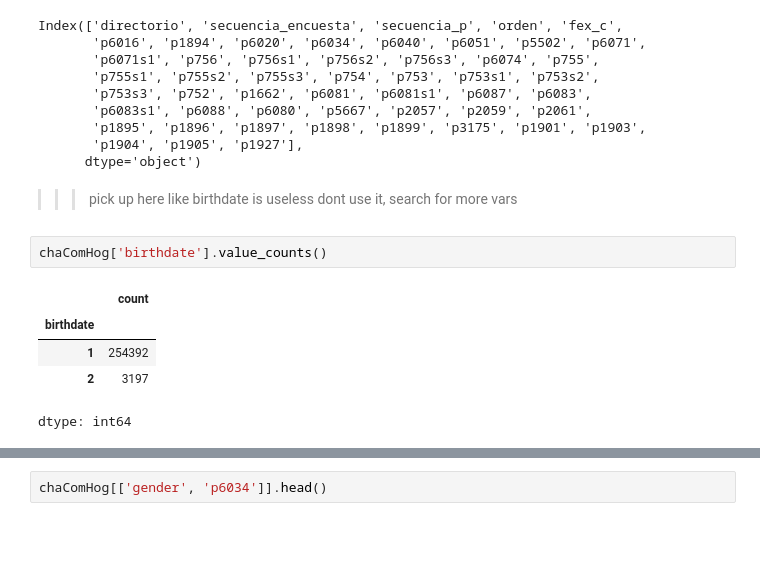
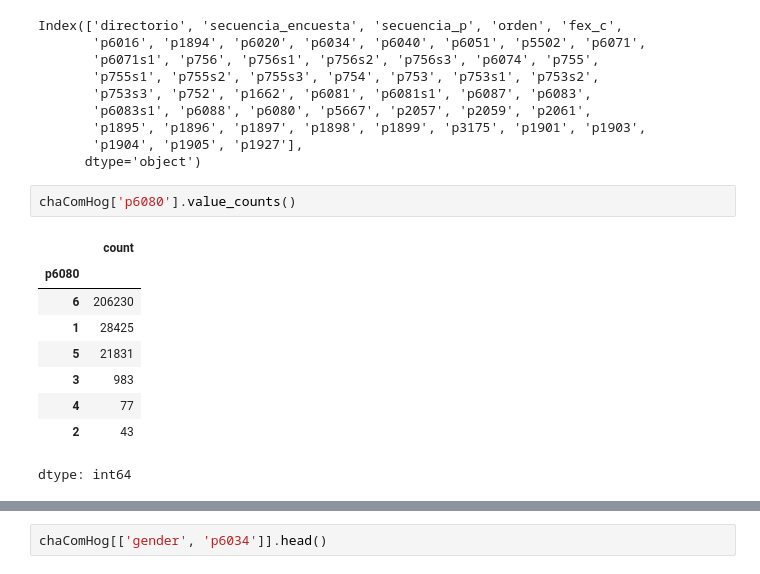
Before and after one commit to theaok/linaColMex, a Jupyter notebook: linaColMex.ipynb, the cells around one changed output, grey strips where cells are left out. Saved outputs shown, nothing was run; the diff lists cells and outputs as text; blank space fills up the shorter version.

```diff
--- a/linaColMex.ipynb
+++ b/linaColMex.ipynb
@@ -200,13 +197,15 @@ Index(['directorio', 'secuencia_encuesta', 'secuencia_p', 'orden', 'fex_c',
        'p1895', 'p1896', 'p1897', 'p1898', 'p1899', 'p3175', 'p1901', 'p1903',
        'p1904', 'p1905', 'p1927'],
       dtype='object')
-# %% [markdown]
->>> pick up here like birthdate is useless dont use it, search for more vars
 # %%
-chaComHog['birthdate'].value_counts()
+chaComHog['p6080'].value_counts()
 # %% [output]
 |  | count |
-| birthdate |  |
-| 1 | 254392 |
-| 2 | 3197 |
+| p6080 |  |
+| 6 | 206230 |
+| 1 | 28425 |
+| 5 | 21831 |
+| 3 | 983 |
+| 4 | 77 |
+| 2 | 43 |
 dtype: int64
```
Also changed, not shown: parts of 6 cells of this notebook.
